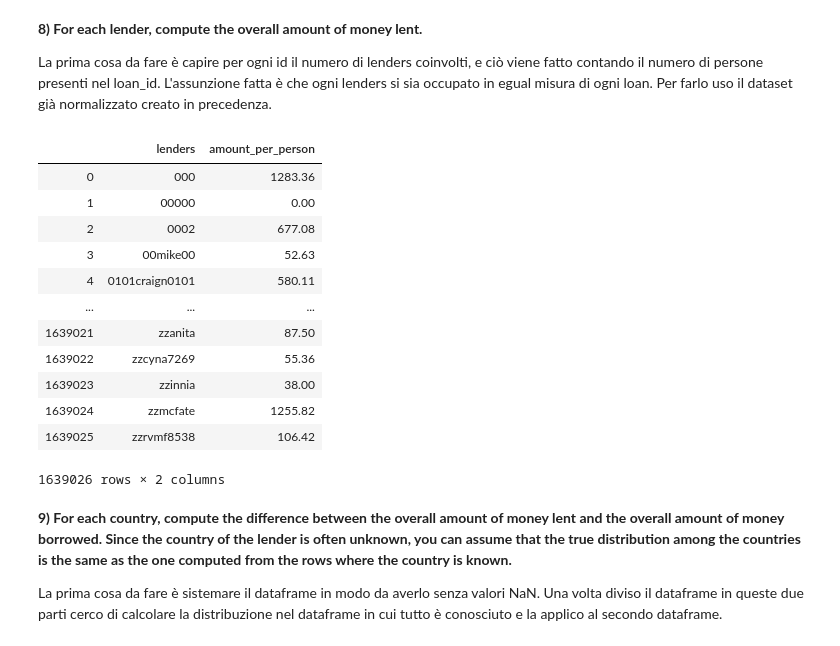
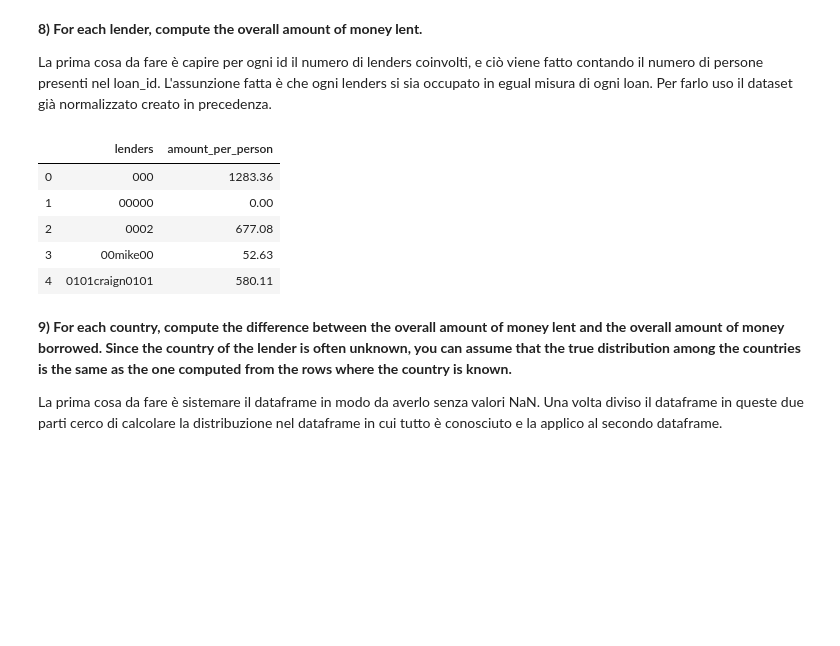
Before and after one commit to Chri1629/cs_project, a Jupyter notebook: esame_chri.ipynb, the cells around one changed output. Cells and saved outputs as stored; diff of their text form; code cells hidden in the pictures; blank space fills up the shorter version.

```diff
--- a/esame_chri.ipynb
+++ b/esame_chri.ipynb
@@ -224,21 +221,14 @@ lenders_overall_lent = lenders_overall_lent.to_frame().reset_index()
 lenders_overall_lent['amount_per_person'] = round(lenders_overall_lent['amount_per_person'],2)
 # %%
 #Decommentare questa riga per vedere i risultati
-lenders_overall_lent
+lenders_overall_lent.head()
 # %% [output]
 |  | lenders | amount_per_person |
 | 0 | 000 | 1283.36 |
 | 1 | 00000 | 0.00 |
 | 2 | 0002 | 677.08 |
 | 3 | 00mike00 | 52.63 |
 | 4 | 0101craign0101 | 580.11 |
-| ... | ... | ... |
-| 1639021 | zzanita | 87.50 |
-| 1639022 | zzcyna7269 | 55.36 |
-| 1639023 | zzinnia | 38.00 |
-| 1639024 | zzmcfate | 1255.82 |
-| 1639025 | zzrvmf8538 | 106.42 |
-1639026 rows × 2 columns
 # %% [markdown]
 **9) For each country, compute the difference between the overall amount of money lent and the overall amount of money borrowed. Since the country of the lender is often unknown, you can assume that the true distribution among the countries is the same as the one computed from the rows where the country is known.**
 
```
Also changed, not shown: parts of 6 cells of this notebook.
